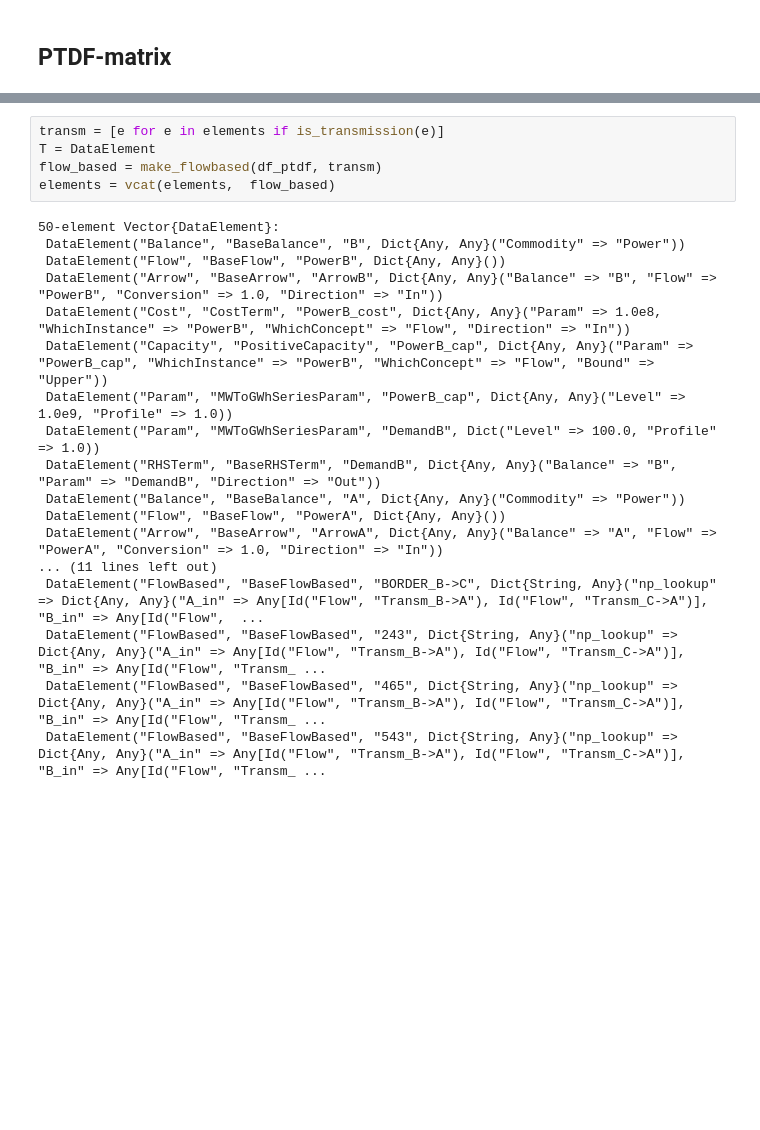
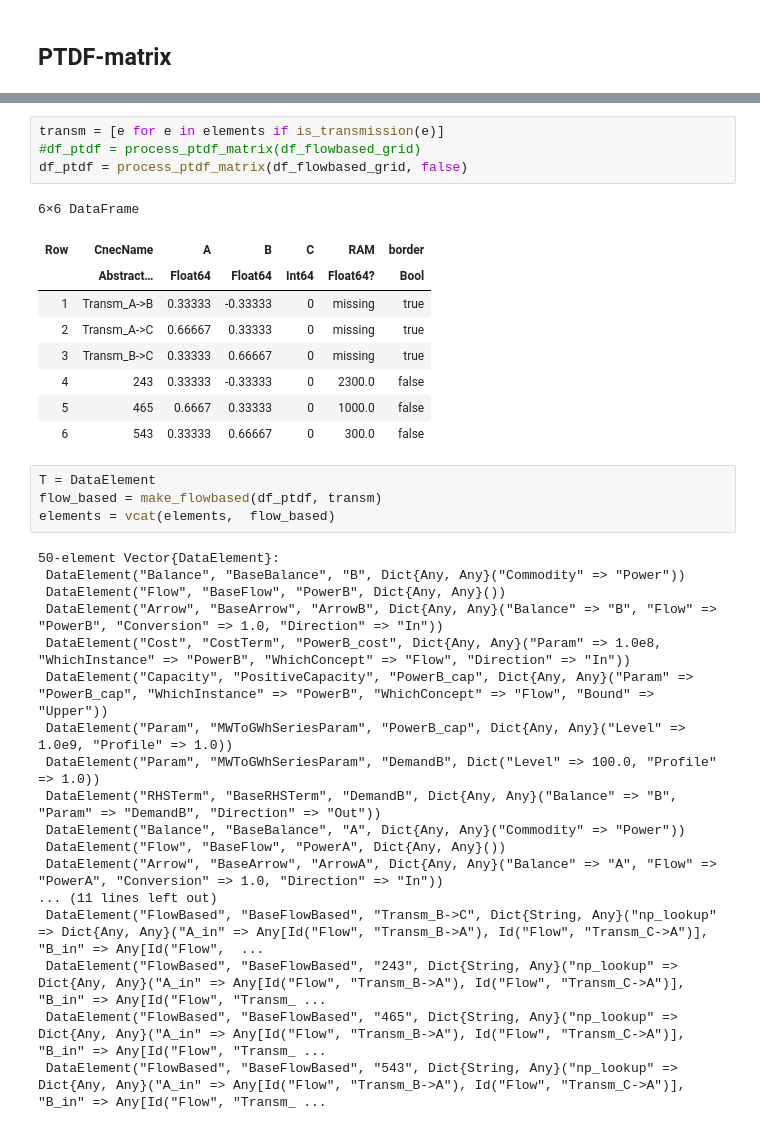
Before and after one commit to NVE/TuLiPa, a Jupyter notebook: demos/other/flowbased_function.ipynb, the cells around one changed output, grey strips where cells are left out. Drawn from its saved outputs; the diff is of its cells as text; blank space fills up the shorter version.

```diff
--- a/demos/other/flowbased_function.ipynb
+++ b/demos/other/flowbased_function.ipynb
@@ -147,5 +198,18 @@ arrow_fromCB
+# %%
+transm = [e for e in elements if is_transmission(e)]
+#df_ptdf = process_ptdf_matrix(df_flowbased_grid)
+df_ptdf = process_ptdf_matrix(df_flowbased_grid, false)
+# %% [output]
+6×6 DataFrame
+| Row | CnecName | A | B | C | RAM | border |
+|  | Abstract… | Float64 | Float64 | Int64 | Float64? | Bool |
+| 1 | Transm_A->B | 0.33333 | -0.33333 | 0 | missing | true |
+| 2 | Transm_A->C | 0.66667 | 0.33333 | 0 | missing | true |
+| 3 | Transm_B->C | 0.33333 | 0.66667 | 0 | missing | true |
+| 4 | 243 | 0.33333 | -0.33333 | 0 | 2300.0 | false |
+| 5 | 465 | 0.6667 | 0.33333 | 0 | 1000.0 | false |
+| 6 | 543 | 0.33333 | 0.66667 | 0 | 300.0 | false |
 # %%
-transm = [e for e in elements if is_transmission(e)]
 T = DataElement
 flow_based = make_flowbased(df_ptdf, transm)
 elements = vcat(elements,  flow_based)
@@ -163,7 +227,7 @@ elements = vcat(elements,  flow_based)
  DataElement("Flow", "BaseFlow", "PowerA", Dict{Any, Any}())
  DataElement("Arrow", "BaseArrow", "ArrowA", Dict{Any, Any}("Balance" => "A", "Flow" => "PowerA", "Conversion" => 1.0, "Direction" => "In"))
 ... (11 lines left out)
- DataElement("FlowBased", "BaseFlowBased", "BORDER_B->C", Dict{String, Any}("np_lookup" => Dict{Any, Any}("A_in" => Any[Id("Flow", "Transm_B->A"), Id("Flow", "Transm_C->A")], "B_in" => Any[Id("Flow",  ...
+ DataElement("FlowBased", "BaseFlowBased", "Transm_B->C", Dict{String, Any}("np_lookup" => Dict{Any, Any}("A_in" => Any[Id("Flow", "Transm_B->A"), Id("Flow", "Transm_C->A")], "B_in" => Any[Id("Flow",  ...
  DataElement("FlowBased", "BaseFlowBased", "243", Dict{String, Any}("np_lookup" => Dict{Any, Any}("A_in" => Any[Id("Flow", "Transm_B->A"), Id("Flow", "Transm_C->A")], "B_in" => Any[Id("Flow", "Transm_ ...
  DataElement("FlowBased", "BaseFlowBased", "465", Dict{String, Any}("np_lookup" => Dict{Any, Any}("A_in" => Any[Id("Flow", "Transm_B->A"), Id("Flow", "Transm_C->A")], "B_in" => Any[Id("Flow", "Transm_ ...
  DataElement("FlowBased", "BaseFlowBased", "543", Dict{String, Any}("np_lookup" => Dict{Any, Any}("A_in" => Any[Id("Flow", "Transm_B->A"), Id("Flow", "Transm_C->A")], "B_in" => Any[Id("Flow", "Transm_ ...
```
Also changed, not shown: parts of 8 cells of this notebook.
